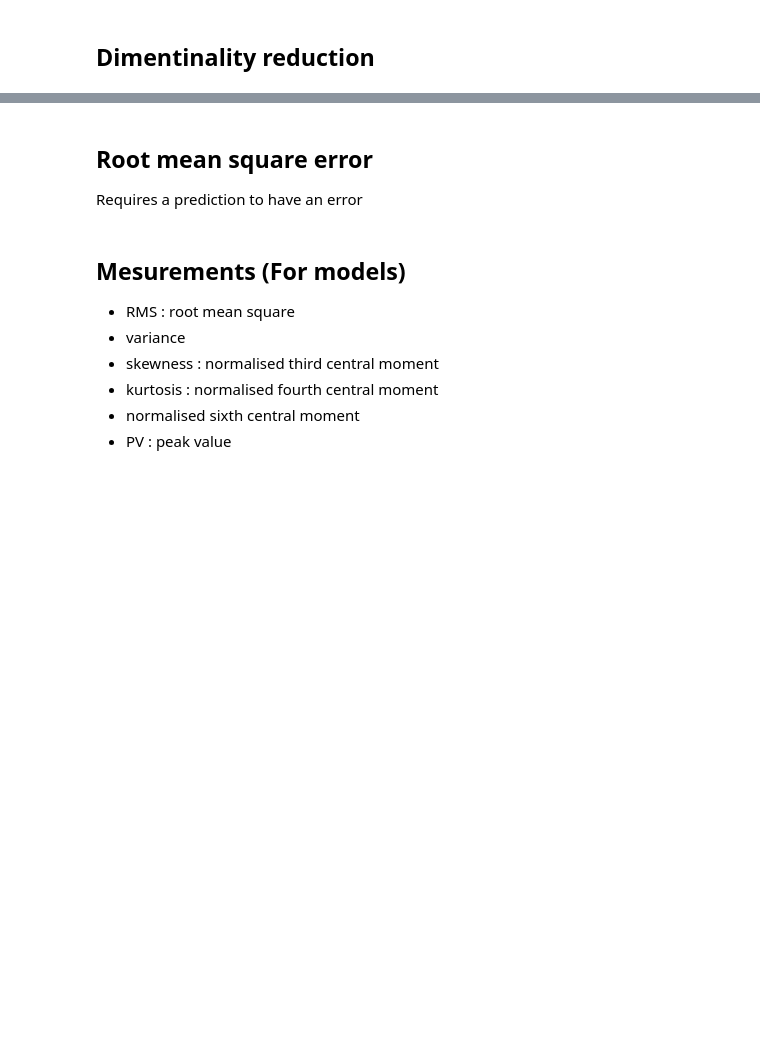
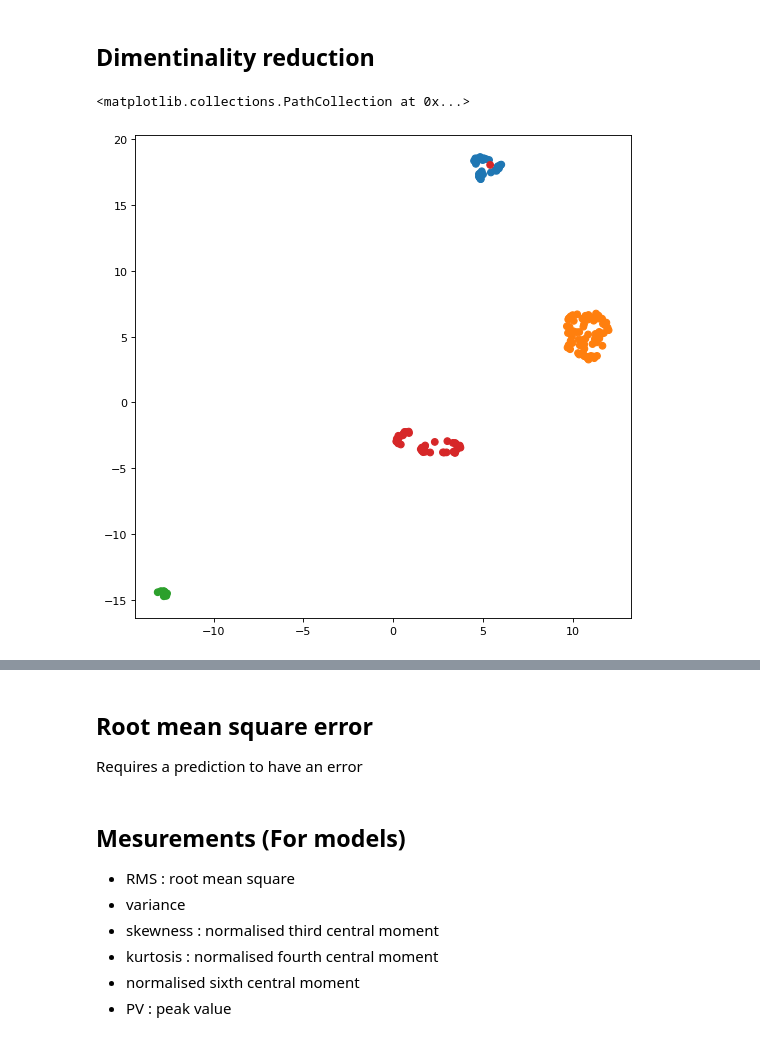
Before and after one commit to MarcoDiFrancesco/SmartElevator, a Jupyter notebook: analyze-data.ipynb, the cells around one changed output, grey strips where cells are left out. Drawn from its saved outputs; the diff is of its cells as text; code cells hidden in the pictures; blank space fills up the shorter version.

```diff
--- a/analyze-data.ipynb
+++ b/analyze-data.ipynb
@@ -86,9 +74,0 @@ dfc2 = df.loc[df["label"] == "cuscinetti2"].resample('H').mean()
-# %%
-dfb["label"] = "base"
-dfc["label"] = "cuscinetti"
-dfb2["label"] = "base2"
-dfc2["label"] = "cuscinetti2"
-
-dfa = dfb.append(dfc).append(dfb2).append(dfc2)
-dfa = dfa.reset_index()
-# dfa.set_index('time')['vib_x_root'].plot()
@@ -112,4 +94,2 @@ dfaf = dfa[[
 # %% [markdown]
 ## Dimentinality reduction
-# %%
-dfa = dfa.set_index('time')
@@ -120,8 +96,15 @@ embedding= reducer.fit_transform(dfa.drop("label", axis=1))
 # %%
+import umap
+reducer = umap.UMAP()
+embedding= reducer.fit_transform(df)
+
 from matplotlib import pyplot as plt
 c=[sns.color_palette()[x] for x in dfa.label.map({"cuscinetti":0, "base":1, "cuscinetti2":2, "base2":3})]
 plt.figure(figsize=(8, 8), dpi=80)
 plt.scatter(embedding[:, 0], embedding[:, 1],c=c)
+# %% [output]
+<matplotlib.collections.PathCollection at 0x...>
+[figure, added]
 # %%
 from sklearn.manifold import TSNE
 reducer = TSNE()
```
Also changed, not shown: parts of 14 cells of this notebook.
